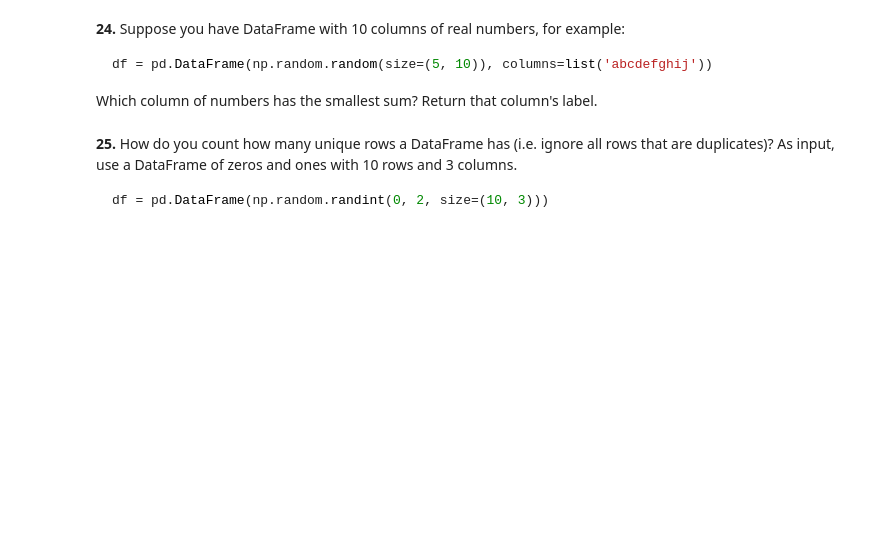
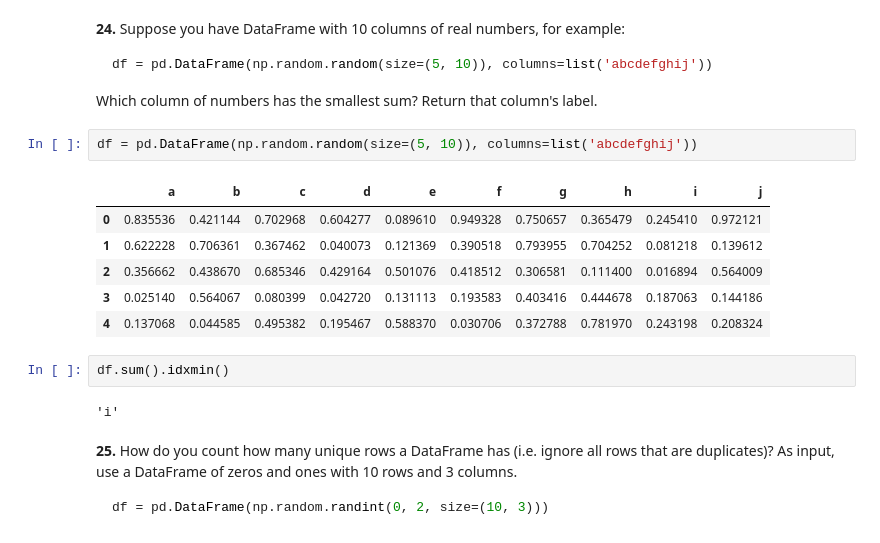
Before and after one commit to Andrukas8/100-pandas-puzzles, a Jupyter notebook: 100-pandas-puzzles.ipynb, the cells around one changed output. Saved outputs shown, nothing was run; the diff lists cells and outputs as text; blank space fills up the shorter version.

````diff
--- a/100-pandas-puzzles.ipynb
+++ b/100-pandas-puzzles.ipynb
@@ -371,6 +372,19 @@ df
 df = pd.DataFrame(np.random.random(size=(5, 10)), columns=list('abcdefghij'))
 ```
 Which column of numbers has the smallest sum?  Return that column's label.
+# %%
+df = pd.DataFrame(np.random.random(size=(5, 10)), columns=list('abcdefghij'))
+# %% [output]
+|  | a | b | c | d | e | f | g | h | i | j |
+| 0 | 0.835536 | 0.421144 | 0.702968 | 0.604277 | 0.089610 | 0.949328 | 0.750657 | 0.365479 | 0.245410 | 0.972121 |
+| 1 | 0.622228 | 0.706361 | 0.367462 | 0.040073 | 0.121369 | 0.390518 | 0.793955 | 0.704252 | 0.081218 | 0.139612 |
+| 2 | 0.356662 | 0.438670 | 0.685346 | 0.429164 | 0.501076 | 0.418512 | 0.306581 | 0.111400 | 0.016894 | 0.564009 |
+| 3 | 0.025140 | 0.564067 | 0.080399 | 0.042720 | 0.131113 | 0.193583 | 0.403416 | 0.444678 | 0.187063 | 0.144186 |
+| 4 | 0.137068 | 0.044585 | 0.495382 | 0.195467 | 0.588370 | 0.030706 | 0.372788 | 0.781970 | 0.243198 | 0.208324 |
+# %%
+df.sum().idxmin()
+# %% [output]
+'i'
 # %% [markdown]
 **25.** How do you count how many unique rows a DataFrame has (i.e. ignore all rows that are duplicates)? As input, use a DataFrame of zeros and ones with 10 rows and 3 columns.
 
````
Also changed, not shown: parts of 5 cells of this notebook.
